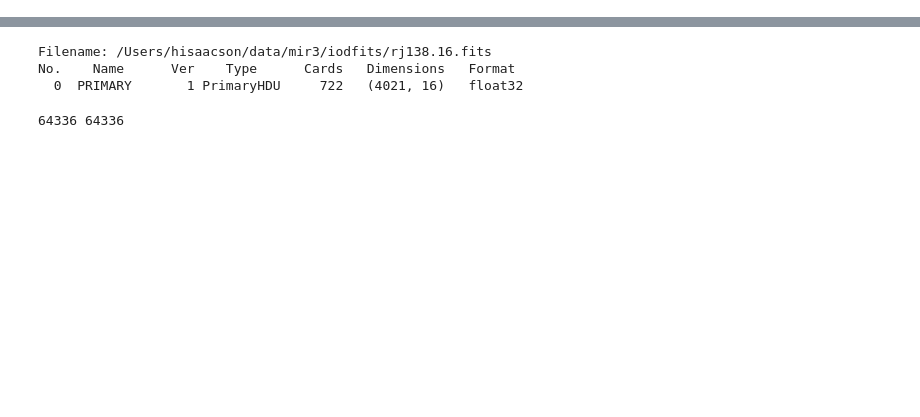
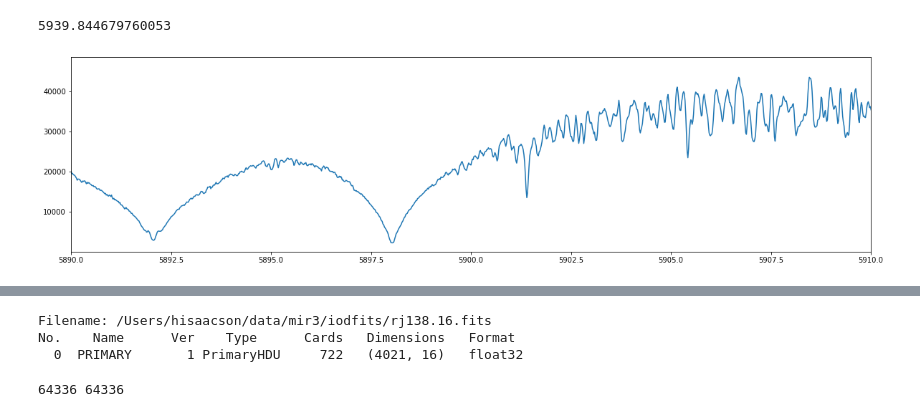
Before and after one commit to howardisaacson/Intro-2-Spectra, a Jupyter notebook: analysis/KPF/KPF_first_look_L1.ipynb, the cells around one changed output, grey strips where cells are left out. Drawn from its saved outputs; the diff is of its cells as text; code cells hidden in the pictures; blank space fills up the shorter version.

```diff
--- a/analysis/KPF/KPF_first_look_L1.ipynb
+++ b/analysis/KPF/KPF_first_look_L1.ipynb
@@ -97,0 +78,22 @@ ax6.plot(l1r_wav3[ord,p1:p2],l1r_sci3[ord,p1:p2])
+# %%
+plt.figure(figsize=(20,5))
+#plt.xlim(500,503)
+#plt.ylim(0,0.3e10)
+ord=33
+w1 = 5890
+w2 = 5910
+plt.xlim(w1,w2)
+#ind = kwave1g[(kwave1[ord,:] > w1) & (kwave1g[ord,:] < w2)]
+plt.plot(kwave1g[ord,:],kdatag[ord,:])
+#print(kdata1[1,10:15])
+print(kwave1g[ord,10])
+#hdu.info()
+#4  GREEN_SCI_FLUX1    1 ImageHDU        13   (4080, 35)   float64
+#  5  GREEN_SCI_FLUX2    1 ImageHDU        13   (4080, 35)   float64
+#  6  GREEN_SCI_FLUX3    1 ImageHDU        13   (4080, 35)   float64
+#  4  GREEN_SCI_WAVE1    1 ImageHDU         8   (4080, 35)   float64
+# 15  GREEN_SCI_WAVE2    1 ImageHDU         8   (4080, 35)   float64
+# 16  GREEN_SCI_WAVE3    1 ImageHDU         8   (4080, 35)   float64
+# %% [output]
+5939.844679760053
+[figure, added]
```
Also changed, not shown: parts of 14 cells of this notebook, 3 other files.
